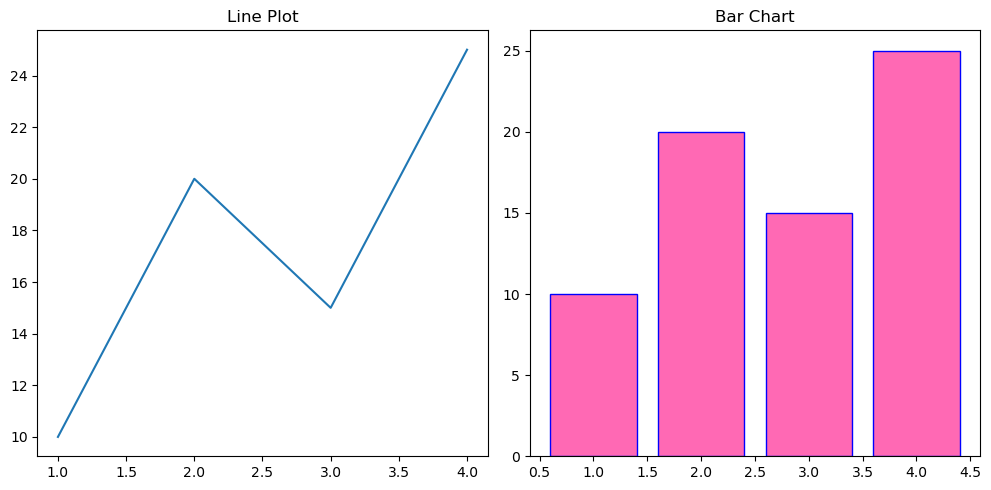
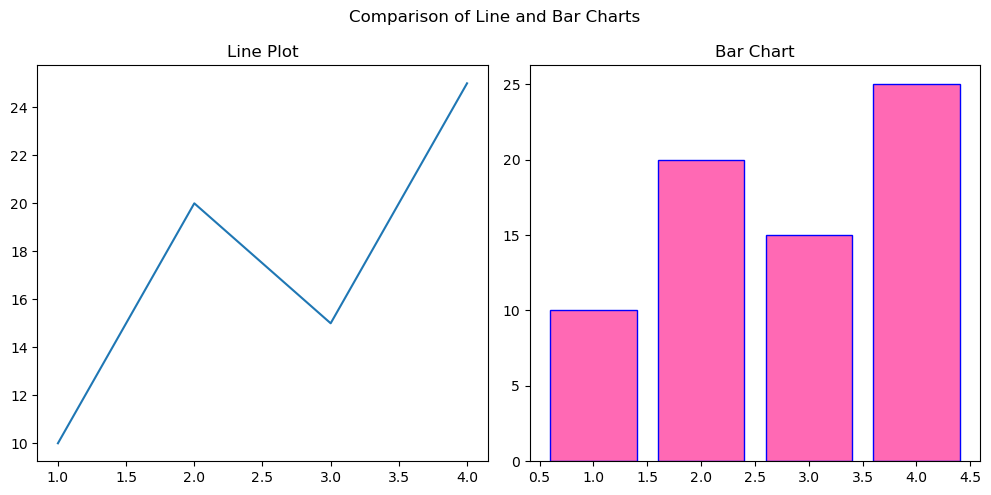
The notebook cell's code change between the first figure and the second:
--- before
+++ after
@@ -10,5 +10,7 @@
 ax[1].set_title("Bar Chart")
 
-plt.tight_layout()    # this will make the subplots ennlarged enough to take the whole canvas space
+plt.suptitle("Comparison of Line and Bar Charts")
+
+plt.tight_layout()    # this will make the subplots ennlarged enough to take the whole canvas space, also fixes overlap
 plt.show()
 

Commit: Subplots and layout methods + Saving the plots